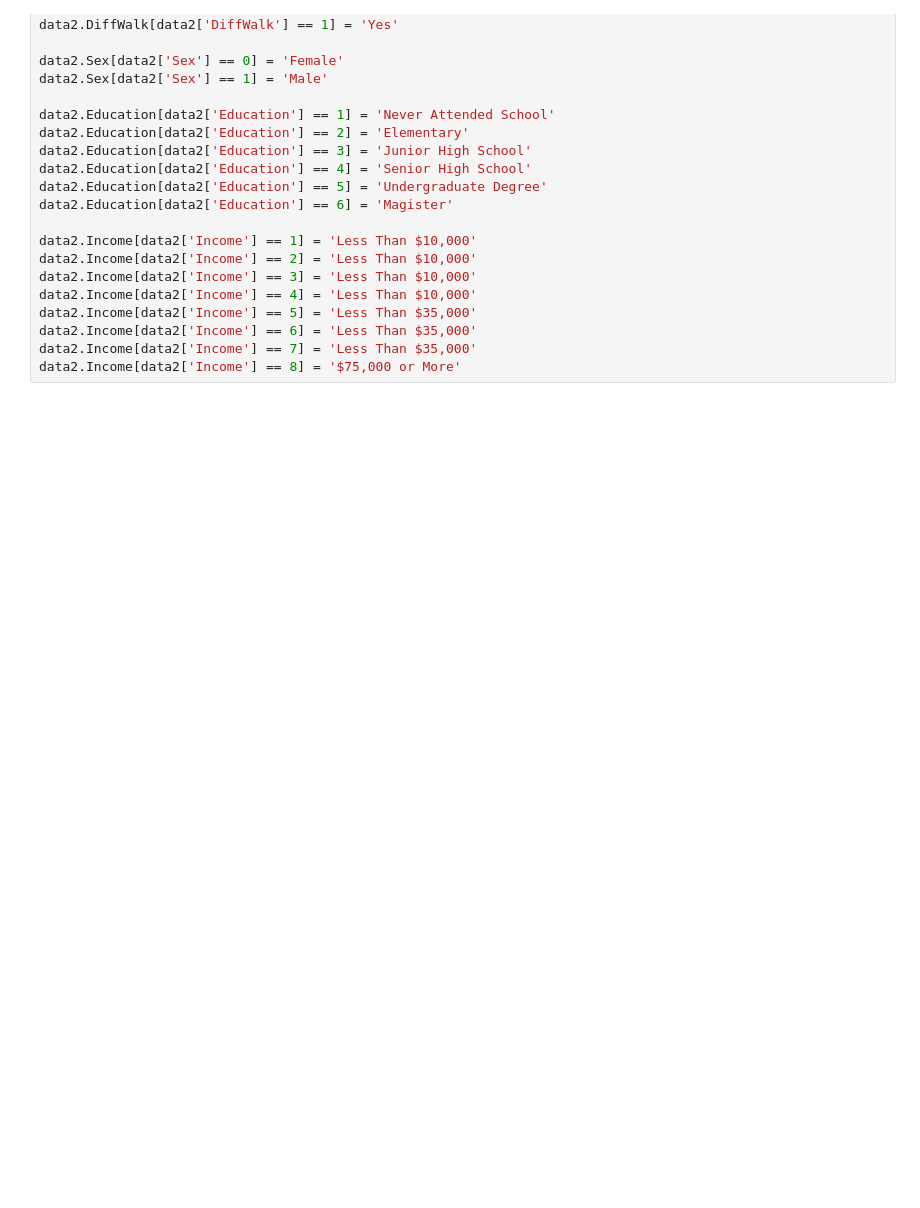
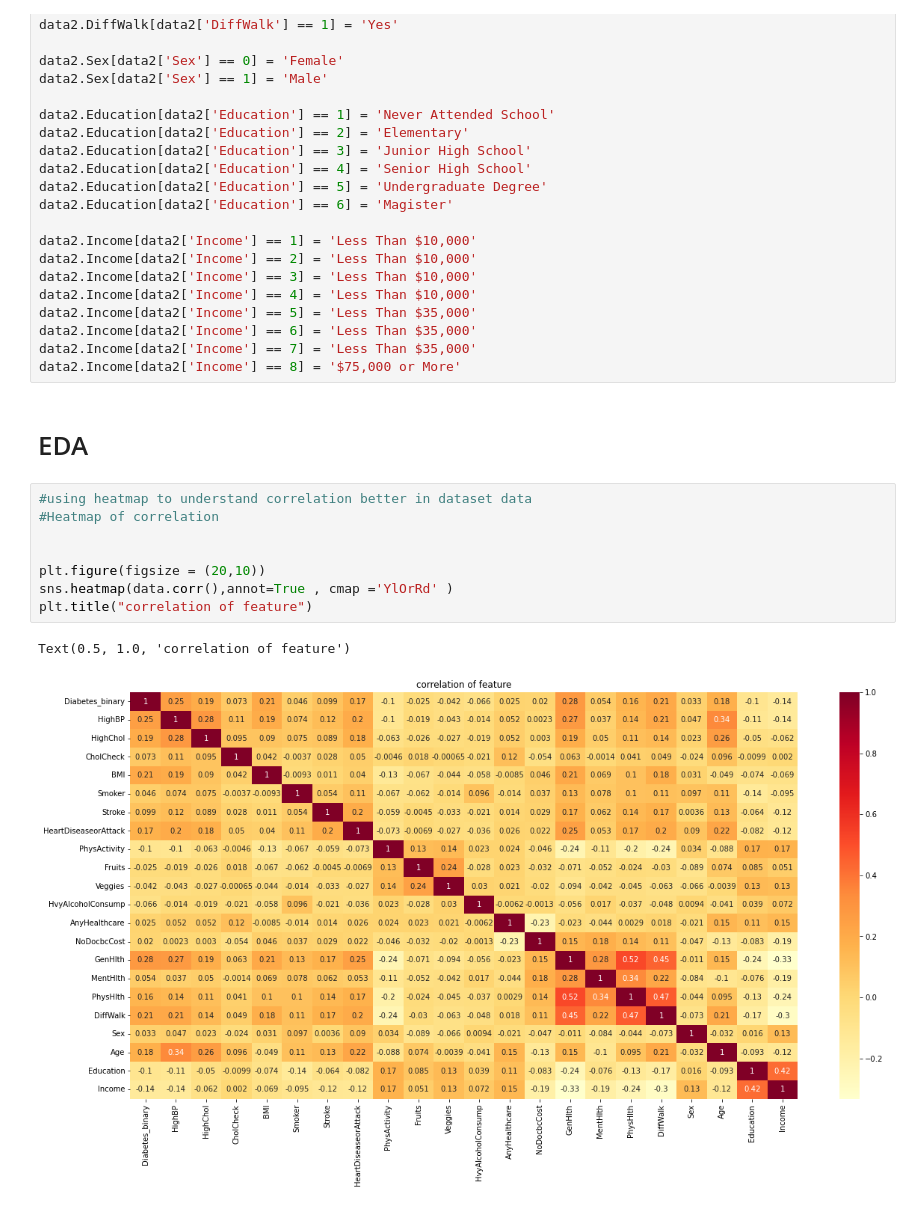
Before and after one commit to usman-kottakkaran/Diabetes-Prediction-System, a Jupyter notebook: DiabetesPrediction01.ipynb, the cells around one changed output. Saved outputs shown, nothing was run; the diff lists cells and outputs as text; blank space fills up the shorter version.

```diff
--- a/DiabetesPrediction01.ipynb
+++ b/DiabetesPrediction01.ipynb
@@ -328,3 +328,16 @@ data2.Income[data2['Income'] == 5] = 'Less Than $35,000'
 data2.Income[data2['Income'] == 6] = 'Less Than $35,000'
 data2.Income[data2['Income'] == 7] = 'Less Than $35,000'
 data2.Income[data2['Income'] == 8] = '$75,000 or More'
+# %% [markdown]
+# EDA
+# %%
+#using heatmap to understand correlation better in dataset data
+#Heatmap of correlation
+
+
+plt.figure(figsize = (20,10))
+sns.heatmap(data.corr(),annot=True , cmap ='YlOrRd' )
+plt.title("correlation of feature")
+# %% [output]
+Text(0.5, 1.0, 'correlation of feature')
+[figure, added]
```
Also changed, not shown: parts of 23 cells of this notebook.
